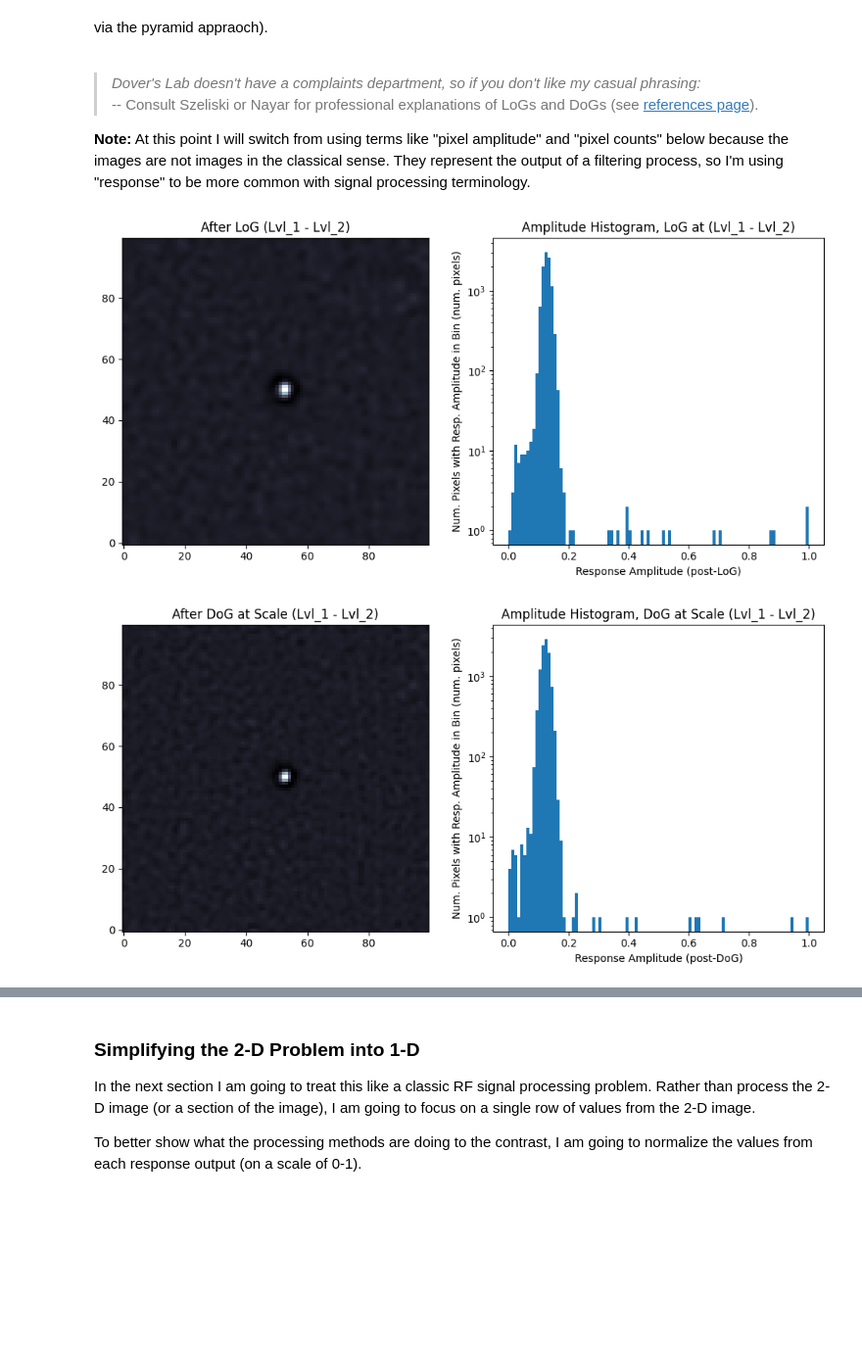
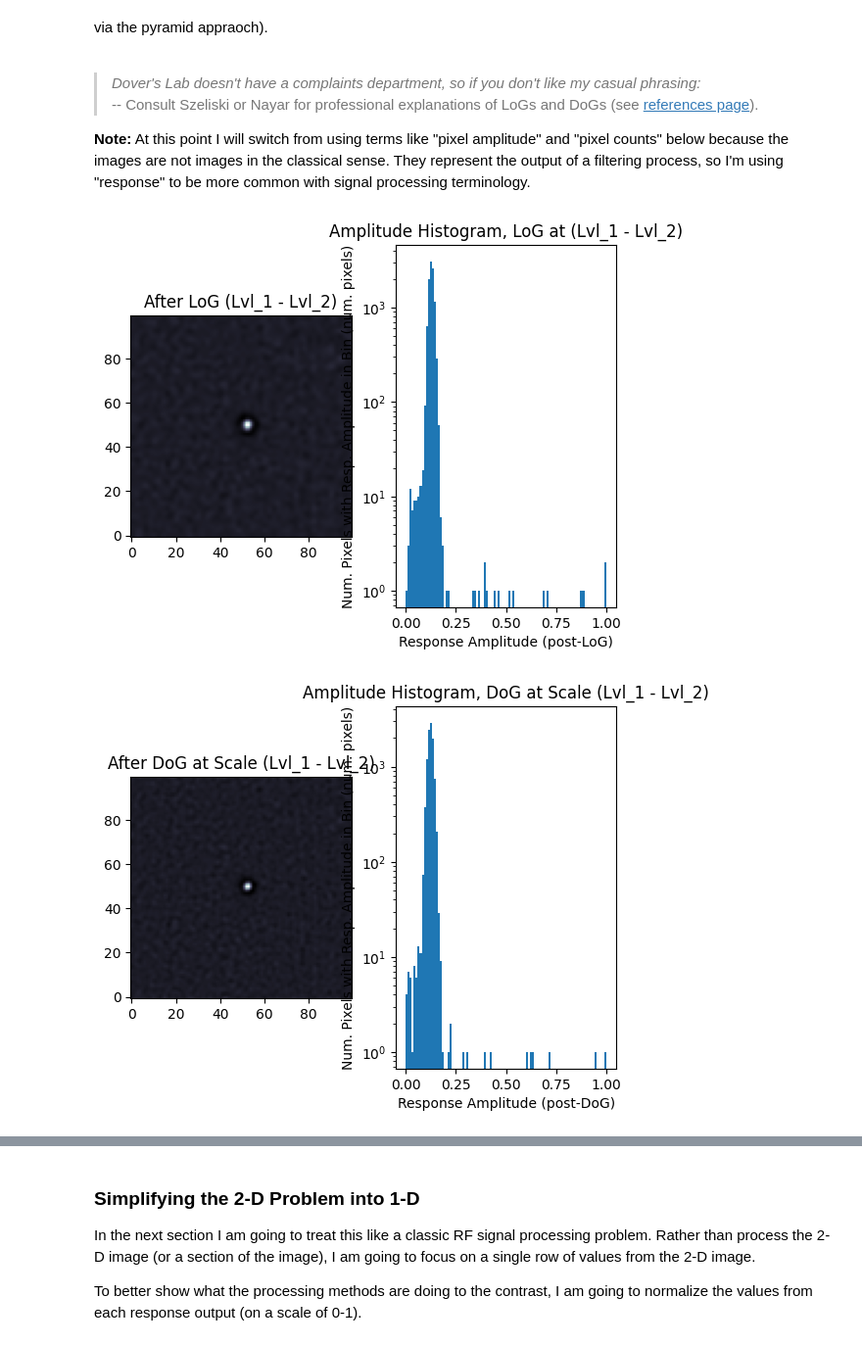
Before and after one commit to doverslab/doverAstroPipeline, a Jupyter notebook: package/dev_notebooks/fits_measure.ipynb, the cells around one changed output, grey strips where cells are left out. Shown at 98% size. Drawn from its saved outputs; the diff is of its cells as text; code cells hidden in the pictures; blank space fills up the shorter version.

```diff
--- a/package/dev_notebooks/fits_measure.ipynb
+++ b/package/dev_notebooks/fits_measure.ipynb
@@ -134,7 +134,7 @@ The second approach I am going to use is the Difference of Gaussians (DoG). DoG
 <b>Note:</b> At this point I will switch from using terms like "pixel amplitude" and "pixel counts" below because the images are not images in the classical sense. They represent the output of a filtering process, so I'm using "response" to be more common with signal processing terminology.
 # %%
 from skimage.transform import pyramid_gaussian, pyramid_expand, pyramid_laplacian
-import time
+from skimage.filters import difference_of_gaussians
 
 # Crop a section around a easily visible object in the image
 img2_crop = clean_img2[1350:1450,400:500].copy()
@@ -178,36 +178,33 @@ plt.yscale('log')
 plt.title('Amplitude Histogram, LoG at (Lvl_1 - Lvl_2)')
 plt.xlabel('Response Amplitude (post-LoG)')
 plt.ylabel('Num. Pixels with Resp. Amplitude in Bin (num. pixels)')
-plt.tight_layout()
 plt.show()
 
 plt.figure()
 plt.subplot(1,2,1)
 plt.imshow(aplm.norm_array(dog12_result_atscale), origin='lower', cmap='bone')
 plt.title('After DoG at Scale (Lvl_1 - Lvl_2)')
 
 plt.subplot(1,2,2)
 myHist100(aplm.norm_array(dog12_result_atscale))
 plt.yscale('log')
 plt.title('Amplitude Histogram, DoG at Scale (Lvl_1 - Lvl_2)')
 plt.xlabel('Response Amplitude (post-DoG)')
 plt.ylabel('Num. Pixels with Resp. Amplitude in Bin (num. pixels)')
-plt.tight_layout()
 plt.show()
 
 plt.figure()
 plt.subplot(1,2,1)
 plt.imshow(aplm.norm_array(dog12_result_pyr), origin='lower', cmap='bone')
 plt.title('After DoG Pyramid (Lvl_1 - Lvl_2)')
 
 plt.subplot(1,2,2)
 myHist100(aplm.norm_array(dog12_result_pyr))
 plt.yscale('log')
 plt.title('Amplitude Histogram, DoG Pyramid (Lvl_1 - Lvl_2)')
 plt.xlabel('Response Amplitude (post-DoG)')
 plt.ylabel('Num. Pixels with Resp. Amplitude in Bin (num. pixels)')
-plt.tight_layout()
 plt.show()
 # %% [output]
-[figure, old version]
+[figure, new version]
-[figure, old version]
+[figure, new version]
```
Also changed, not shown: parts of 7 cells of this notebook, 7 other files.
